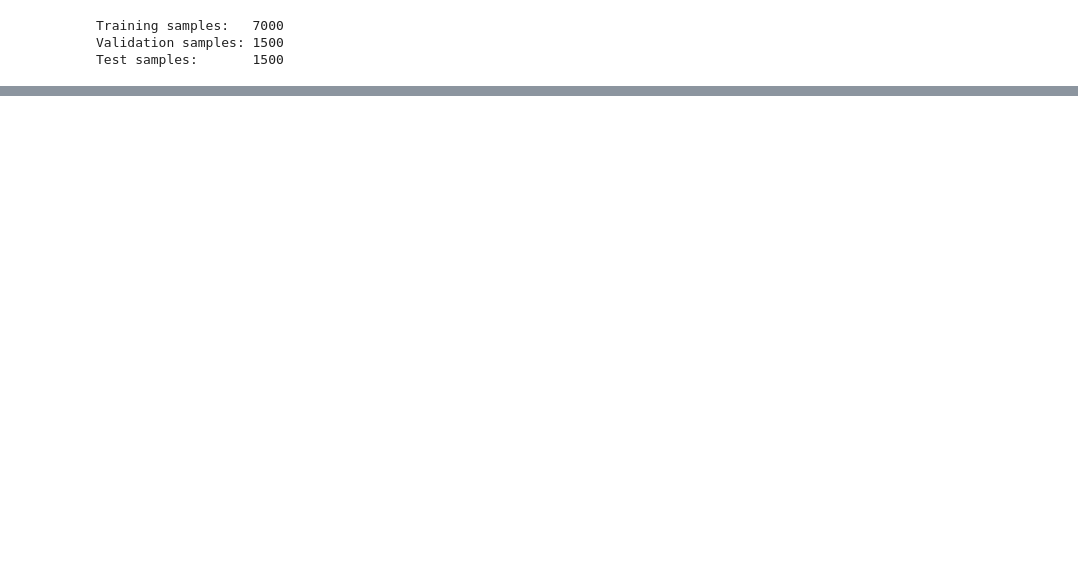
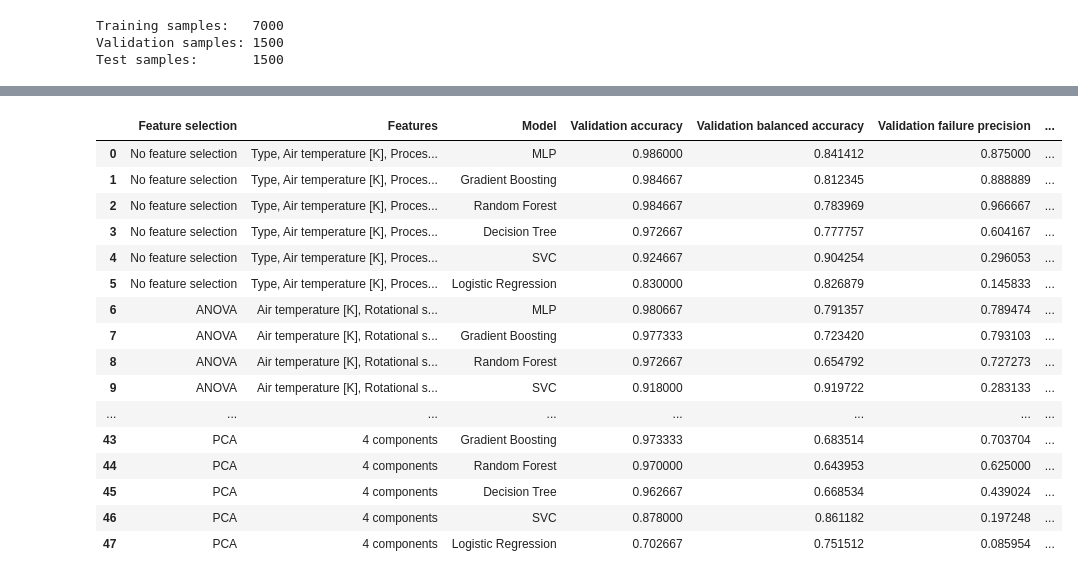
Before and after one commit to sotheasokea/ML_Term_Project, a Jupyter notebook: Predictive_Maintenance_Version 2_Res.ipynb, the cells around one changed output, grey strips where cells are left out. Saved outputs shown, nothing was run; the diff lists cells and outputs as text; code cells hidden in the pictures; blank space fills up the shorter version.

```diff
--- a/Predictive_Maintenance_Version 2_Res.ipynb
+++ b/Predictive_Maintenance_Version 2_Res.ipynb
@@ -1388,0 +560,13 @@ The public dataset is small and imbalanced. A stronger future study could use re
+# %%
+correlation_scores = x_train.apply(
+    lambda column: abs(np.corrcoef(column, y_train)[0, 1])
+).sort_values(ascending=False)
+correlation_features = correlation_scores.head(NUMBER_OF_FEATURES).index.tolist()
+
+print(f"Pearson-selected features ({NUMBER_OF_FEATURES}):", correlation_features)
+display(correlation_scores.to_frame("absolute Pearson correlation"))
+
+correlation_results = evaluate_selected_features(
+    "Pearson correlation", correlation_features
+)
+display(correlation_results.sort_values(PRIMARY_SORT_METRICS, ascending=False))
@@ -1388,0 +775,6 @@ The public dataset is small and imbalanced. A stronger future study could use re
+# %%
+rfe_features = rfe_selected_features[RFE_SELECTOR_MODEL]
+print(f"Active RFE selector ({RFE_SELECTOR_MODEL}) features:", rfe_features)
+
+rfe_results = evaluate_selected_features("RFE", rfe_features)
+display(rfe_results.sort_values(PRIMARY_SORT_METRICS, ascending=False))
@@ -1388,0 +947,51 @@ The public dataset is small and imbalanced. A stronger future study could use re
+# %%
+result_tables = {
+    "No feature selection": baseline_results,
+    "ANOVA": anova_results,
+    "Pearson correlation": correlation_results,
+    "Adapted Lasso": lasso_results,
+    "Forward selection": forward_results,
+    "Backward selection": backward_results,
+    "RFE": rfe_results,
+    "PCA": pca_results,
+}
+
+all_comparison_results = pd.concat(
+    list(result_tables.values()),
+    ignore_index=True,
+)
+
+selection_order = list(result_tables)
+all_comparison_results["Feature selection"] = pd.Categorical(
+    all_comparison_results["Feature selection"],
+    categories=selection_order,
+    ordered=True,
+)
+
+grouped_ranking = (
+    all_comparison_results.sort_values(
+        ["Feature selection"] + PRIMARY_SORT_METRICS + ["Model"],
+        ascending=[True, False, False, False, False, True],
+        kind="mergesort",
+    )
+    .reset_index(drop=True)
+)
+
+print("Validation ranking within each feature-selection method:")
+display(grouped_ranking)
+
+best_per_selection = (
+    grouped_ranking
+    .groupby("Feature selection", observed=True, sort=False)
+    .head(1)
+    .sort_values(
+        PRIMARY_SORT_METRICS + ["Model"],
+        ascending=[False, False, False, False, True],
+        kind="mergesort",
+    )
+    .reset_index(drop=True)
+)
+
+print("Best validation model from each feature-selection method:")
+display(best_per_selection)
+# %% [output]
@@ -1388,0 +999,17 @@ The public dataset is small and imbalanced. A stronger future study could use re
+|  | Feature selection | Features | Model | Validation accuracy | Validation balanced accuracy | Validation failure precision | ... |
+| 0 | No feature selection | Type, Air temperature [K], Proces... | MLP | 0.986000 | 0.841412 | 0.875000 | ... |
+| 1 | No feature selection | Type, Air temperature [K], Proces... | Gradient Boosting | 0.984667 | 0.812345 | 0.888889 | ... |
+| 2 | No feature selection | Type, Air temperature [K], Proces... | Random Forest | 0.984667 | 0.783969 | 0.966667 | ... |
+| 3 | No feature selection | Type, Air temperature [K], Proces... | Decision Tree | 0.972667 | 0.777757 | 0.604167 | ... |
+| 4 | No feature selection | Type, Air temperature [K], Proces... | SVC | 0.924667 | 0.904254 | 0.296053 | ... |
+| 5 | No feature selection | Type, Air temperature [K], Proces... | Logistic Regression | 0.830000 | 0.826879 | 0.145833 | ... |
+| 6 | ANOVA | Air temperature [K], Rotational s... | MLP | 0.980667 | 0.791357 | 0.789474 | ... |
+| 7 | ANOVA | Air temperature [K], Rotational s... | Gradient Boosting | 0.977333 | 0.723420 | 0.793103 | ... |
+| 8 | ANOVA | Air temperature [K], Rotational s... | Random Forest | 0.972667 | 0.654792 | 0.727273 | ... |
+| 9 | ANOVA | Air temperature [K], Rotational s... | SVC | 0.918000 | 0.919722 | 0.283133 | ... |
+| ... | ... | ... | ... | ... | ... | ... | ... |
+| 43 | PCA | 4 components | Gradient Boosting | 0.973333 | 0.683514 | 0.703704 | ... |
+| 44 | PCA | 4 components | Random Forest | 0.970000 | 0.643953 | 0.625000 | ... |
+| 45 | PCA | 4 components | Decision Tree | 0.962667 | 0.668534 | 0.439024 | ... |
+| 46 | PCA | 4 components | SVC | 0.878000 | 0.861182 | 0.197248 | ... |
+| 47 | PCA | 4 components | Logistic Regression | 0.702667 | 0.751512 | 0.085954 | ... |
```
Also changed, not shown: parts of 94 cells of this notebook, 2 other files.
